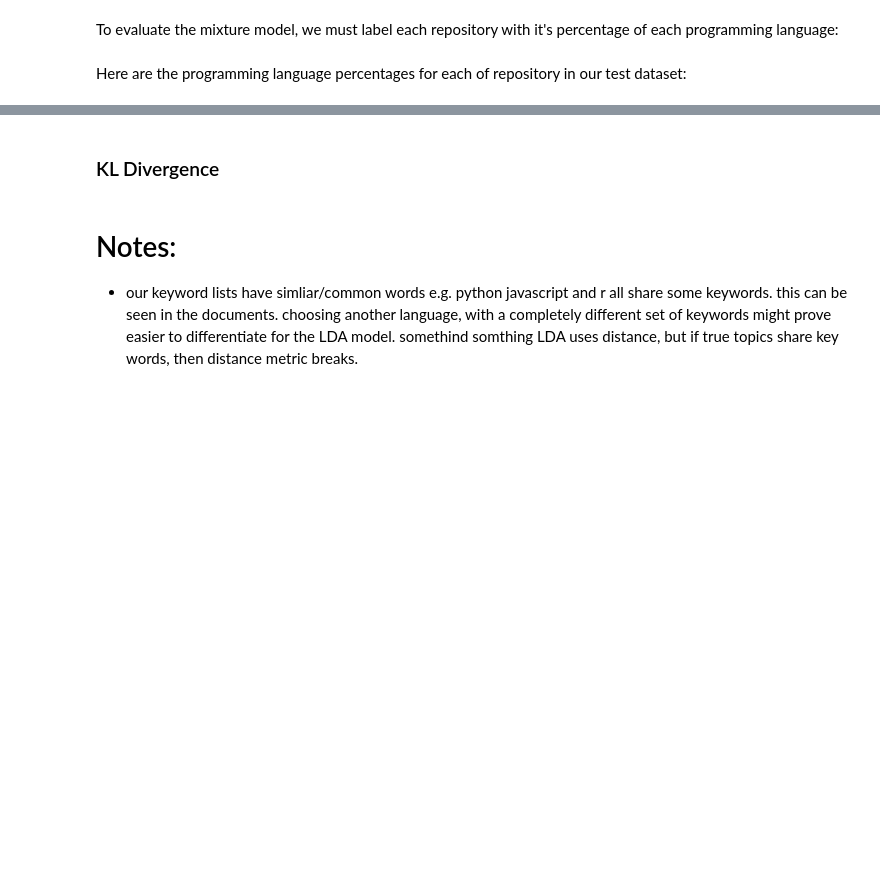
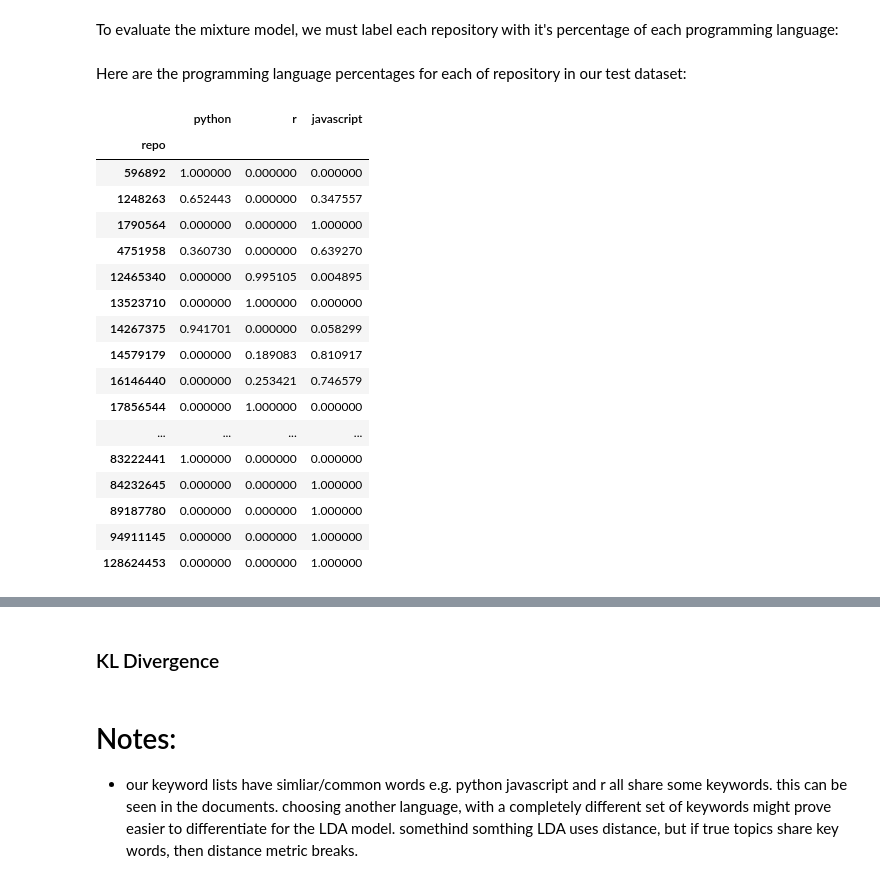
Before and after one commit to SJames528/data-science-toolbox-4, a Jupyter notebook: project/report.ipynb, the cells around one changed output, grey strips where cells are left out. Saved outputs shown, nothing was run; the diff lists cells and outputs as text; code cells hidden in the pictures; blank space fills up the shorter version.

```diff
--- a/project/report.ipynb
+++ b/project/report.ipynb
@@ -468,4 +607,23 @@ test_composition_actual.columns = ['python', 'r', 'javascript']
 # %% [markdown]
 Here are the programming language percentages for each of repository in our test dataset:
 # %%
-test_composition_actual.index
+test_composition_actual
+# %% [output]
+|  | python | r | javascript |
+| repo |  |  |  |
+| 596892 | 1.000000 | 0.000000 | 0.000000 |
+| 1248263 | 0.652443 | 0.000000 | 0.347557 |
+| 1790564 | 0.000000 | 0.000000 | 1.000000 |
+| 4751958 | 0.360730 | 0.000000 | 0.639270 |
+| 12465340 | 0.000000 | 0.995105 | 0.004895 |
+| 13523710 | 0.000000 | 1.000000 | 0.000000 |
+| 14267375 | 0.941701 | 0.000000 | 0.058299 |
+| 14579179 | 0.000000 | 0.189083 | 0.810917 |
+| 16146440 | 0.000000 | 0.253421 | 0.746579 |
+| 17856544 | 0.000000 | 1.000000 | 0.000000 |
+| ... | ... | ... | ... |
+| 83222441 | 1.000000 | 0.000000 | 0.000000 |
+| 84232645 | 0.000000 | 0.000000 | 1.000000 |
+| 89187780 | 0.000000 | 0.000000 | 1.000000 |
+| 94911145 | 0.000000 | 0.000000 | 1.000000 |
+| 128624453 | 0.000000 | 0.000000 | 1.000000 |
```
Also changed, not shown: parts of 21 cells of this notebook, 5 other files.
